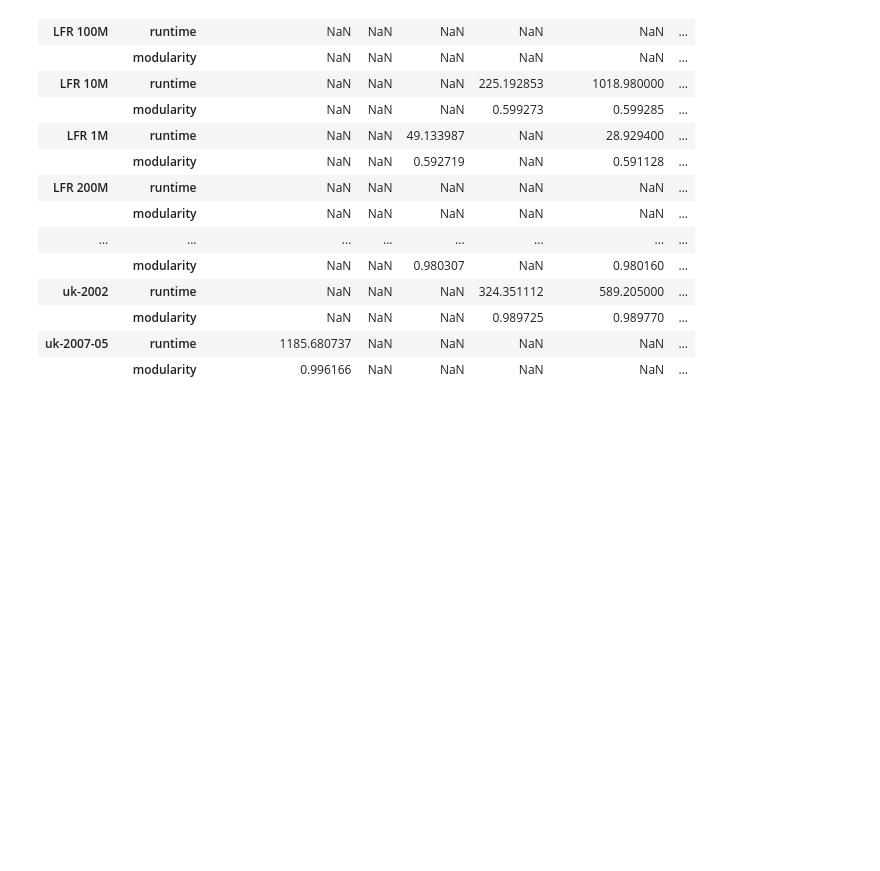
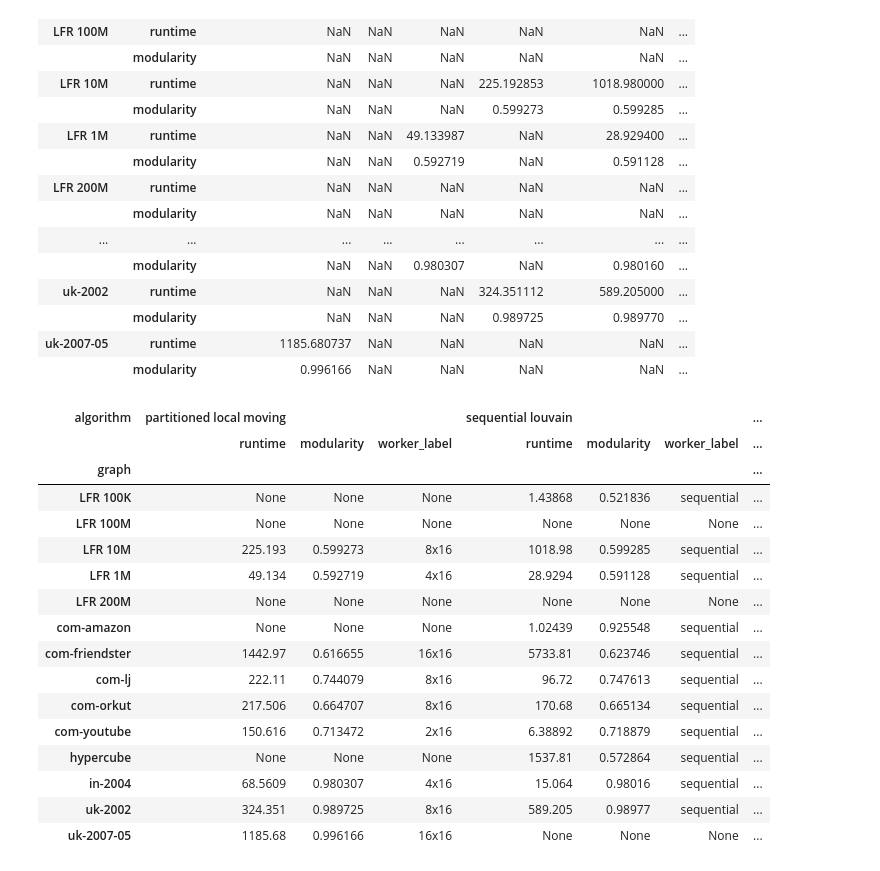
Before and after one commit to kit-algo/distributed_clustering_thrill, a Jupyter notebook: analysis/Cluster all the things.ipynb, the cells around one changed output. Drawn from its saved outputs; the diff is of its cells as text; code cells hidden in the pictures; blank space fills up the shorter version.

```diff
--- a/analysis/Cluster all the things.ipynb
+++ b/analysis/Cluster all the things.ipynb
@@ -85,3 +85,28 @@ frames['clustering'] \
 |  | modularity | NaN | NaN | NaN | 0.989725 | 0.989770 | ... |
 | uk-2007-05 | runtime | 1185.680737 | NaN | NaN | NaN | NaN | ... |
 |  | modularity | 0.996166 | NaN | NaN | NaN | NaN | ... |
+# %%
+frames['clustering'] \
+    .merge(frames['algorithm_run'], left_on='algorithm_run_id', right_index=True) \
+    .merge(frames['program_run'], left_on='program_run_id', right_index=True) \
+    .groupby(['algorithm', 'graph']).agg({ 'worker_label': 'first', 'runtime': 'mean', 'modularity': 'mean'}) \
+    .stack() \
+    .unstack(['algorithm']).unstack()
+# %% [output]
+| algorithm | partitioned local moving |  |  | sequential louvain |  |  | ... |
+|  | runtime | modularity | worker_label | runtime | modularity | worker_label | ... |
+| graph |  |  |  |  |  |  | ... |
+| LFR 100K | None | None | None | 1.43868 | 0.521836 | sequential | ... |
+| LFR 100M | None | None | None | None | None | None | ... |
+| LFR 10M | 225.193 | 0.599273 | 8x16 | 1018.98 | 0.599285 | sequential | ... |
+| LFR 1M | 49.134 | 0.592719 | 4x16 | 28.9294 | 0.591128 | sequential | ... |
+| LFR 200M | None | None | None | None | None | None | ... |
+| com-amazon | None | None | None | 1.02439 | 0.925548 | sequential | ... |
+| com-friendster | 1442.97 | 0.616655 | 16x16 | 5733.81 | 0.623746 | sequential | ... |
+| com-lj | 222.11 | 0.744079 | 8x16 | 96.72 | 0.747613 | sequential | ... |
+| com-orkut | 217.506 | 0.664707 | 8x16 | 170.68 | 0.665134 | sequential | ... |
+| com-youtube | 150.616 | 0.713472 | 2x16 | 6.38892 | 0.718879 | sequential | ... |
+| hypercube | None | None | None | 1537.81 | 0.572864 | sequential | ... |
+| in-2004 | 68.5609 | 0.980307 | 4x16 | 15.064 | 0.98016 | sequential | ... |
+| uk-2002 | 324.351 | 0.989725 | 8x16 | 589.205 | 0.98977 | sequential | ... |
+| uk-2007-05 | 1185.68 | 0.996166 | 16x16 | None | None | None | ... |
```
Also changed, not shown: 1 other file.
